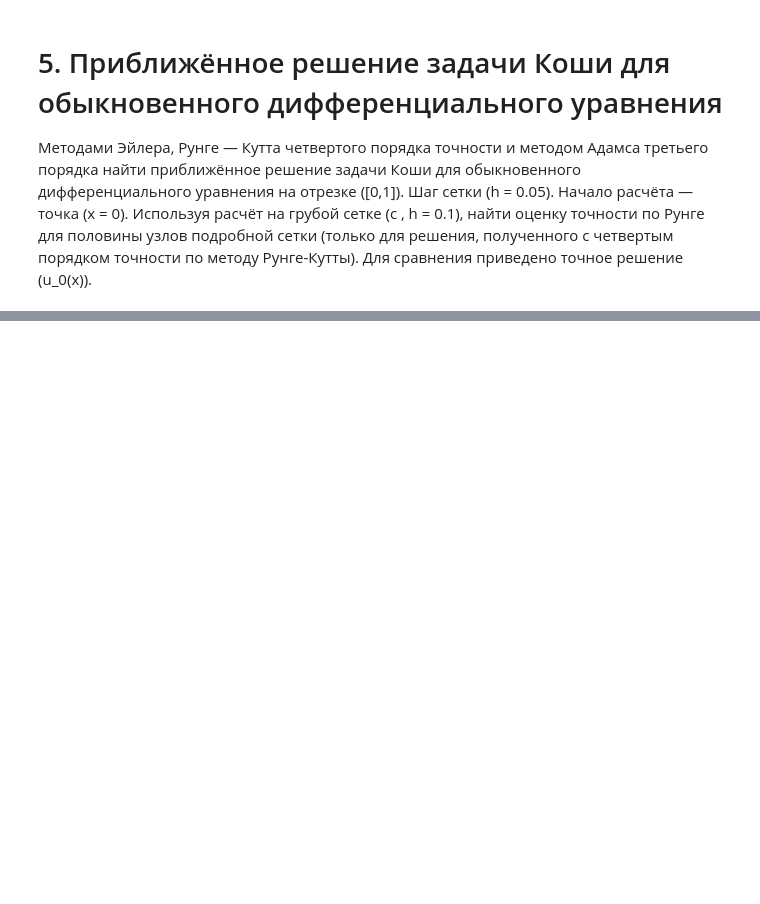
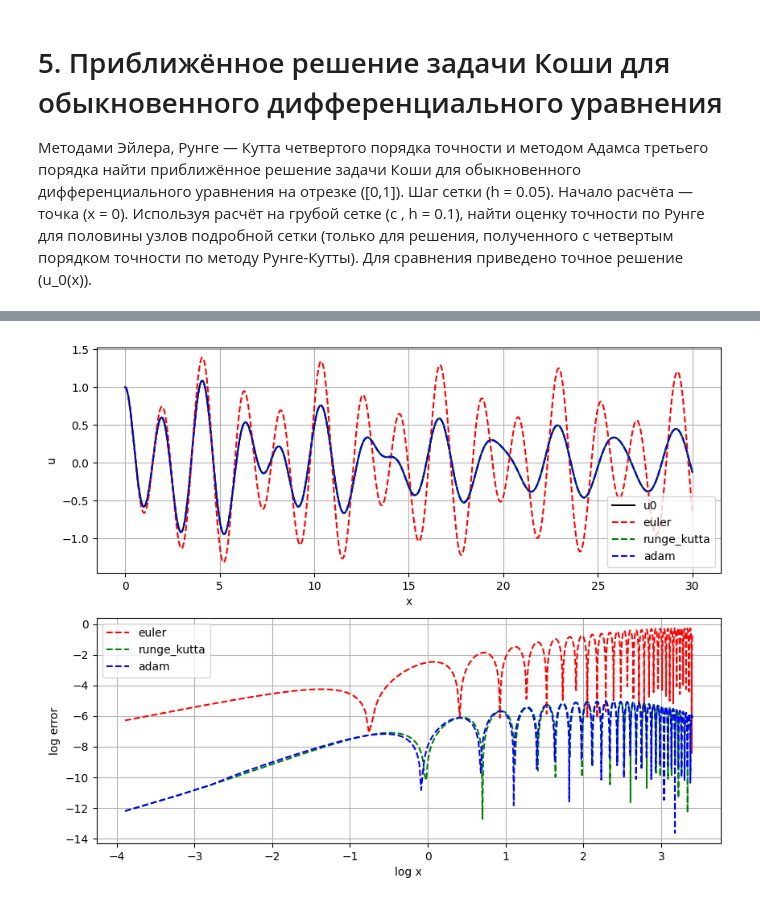
Before and after one commit to AndreDon0/Numerical_methods, a Jupyter notebook: labs/5.ipynb, the cells around one changed output, grey strips where cells are left out. Drawn from its saved outputs; the diff is of its cells as text; code cells hidden in the pictures; blank space fills up the shorter version.

```diff
--- a/labs/5.ipynb
+++ b/labs/5.ipynb
@@ -99,0 +157,29 @@ plt.show()
+# %%
+h = 0.01
+
+plt.figure(figsize=(10, 8))
+
+plt.subplot(2, 1, 1)
+plt.plot(grid, u0(grid), label='u0', c='black')
+plt.plot(euler_grid, euler_res[:, 0], label='euler', linestyle='--', c='r')
+plt.plot(runge_kutta_grid, runge_kutta_res[:, 0], label='runge_kutta', linestyle='--', c='g')
+plt.plot(adam_grid, adam_res[:, 0], label='adam', linestyle='--', c='b')
+
+plt.xlabel('x')
+plt.ylabel('u')
+plt.grid(True)
+plt.legend()
+
+plt.subplot(2, 1, 2)
+plt.plot(np.log(euler_grid[1:] + 1e-16), np.log(abs(u0(grid)[1:] - euler_res[1:, 0]) + 1e-16), label='euler', linestyle='--', c='r')
+plt.plot(np.log(runge_kutta_grid[1:] + 1e-16), np.log(abs(u0(grid)[1:] - runge_kutta_res[1:, 0]) + 1e-16), label='runge_kutta', linestyle='--', c='g')
+plt.plot(np.log(adam_grid[1:] + 1e-16), np.log(abs(u0(grid)[1:] - adam_res[1:, 0]) + 1e-16), label='adam', linestyle='--', c='b')
+
+plt.xlabel('log x')
+plt.ylabel('log error')
+plt.grid(True)
+plt.legend()
+
+plt.show()
+# %% [output]
+[figure, added]
```
Also changed, not shown: parts of 7 cells of this notebook.
